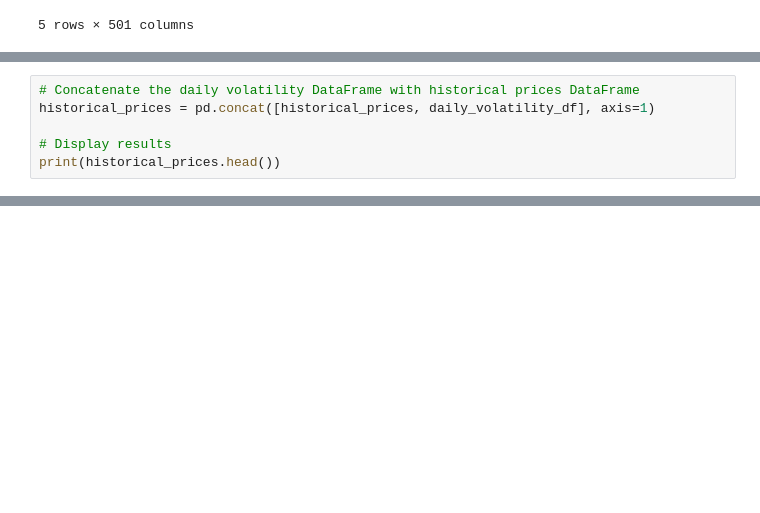
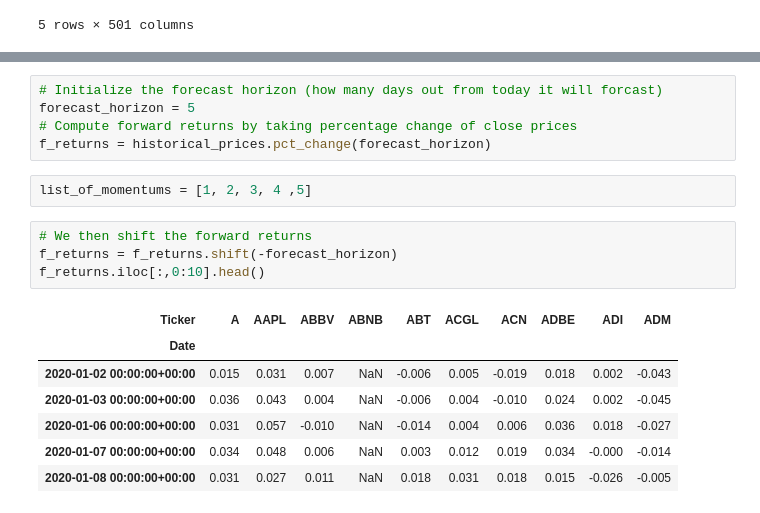
Before and after one commit to Corey-Holton/Group_project_2, a Jupyter notebook: notebooks/corey_exploration/New.ipynb, the cells around one changed output, grey strips where cells are left out. Drawn from its saved outputs; the diff is of its cells as text; blank space fills up the shorter version.

```diff
--- a/notebooks/corey_exploration/New.ipynb
+++ b/notebooks/corey_exploration/New.ipynb
@@ -88,6 +61,0 @@ daily_volatility_df.tail()
-# %%
-# Concatenate the daily volatility DataFrame with historical prices DataFrame
-historical_prices = pd.concat([historical_prices, daily_volatility_df], axis=1)
-
-# Display results
-print(historical_prices.head())
@@ -111,0 +94,19 @@ Date                                              ...
+# %%
+# Initialize the forecast horizon (how many days out from today it will forcast)
+forecast_horizon = 5
+# Compute forward returns by taking percentage change of close prices
+f_returns = historical_prices.pct_change(forecast_horizon)
+# %%
+list_of_momentums = [1, 2, 3, 4 ,5]
+# %%
+# We then shift the forward returns
+f_returns = f_returns.shift(-forecast_horizon)
+f_returns.iloc[:,0:10].head()
+# %% [output]
+| Ticker | A | AAPL | ABBV | ABNB | ABT | ACGL | ACN | ADBE | ADI | ADM |
+| Date |  |  |  |  |  |  |  |  |  |  |
+| 2020-01-02 00:00:00+00:00 | 0.015 | 0.031 | 0.007 | NaN | -0.006 | 0.005 | -0.019 | 0.018 | 0.002 | -0.043 |
+| 2020-01-03 00:00:00+00:00 | 0.036 | 0.043 | 0.004 | NaN | -0.006 | 0.004 | -0.010 | 0.024 | 0.002 | -0.045 |
+| 2020-01-06 00:00:00+00:00 | 0.031 | 0.057 | -0.010 | NaN | -0.014 | 0.004 | 0.006 | 0.036 | 0.018 | -0.027 |
+| 2020-01-07 00:00:00+00:00 | 0.034 | 0.048 | 0.006 | NaN | 0.003 | 0.012 | 0.019 | 0.034 | -0.000 | -0.014 |
+| 2020-01-08 00:00:00+00:00 | 0.031 | 0.027 | 0.011 | NaN | 0.018 | 0.031 | 0.018 | 0.015 | -0.026 | -0.005 |
```
Also changed, not shown: parts of 18 cells of this notebook, 1 other file.
